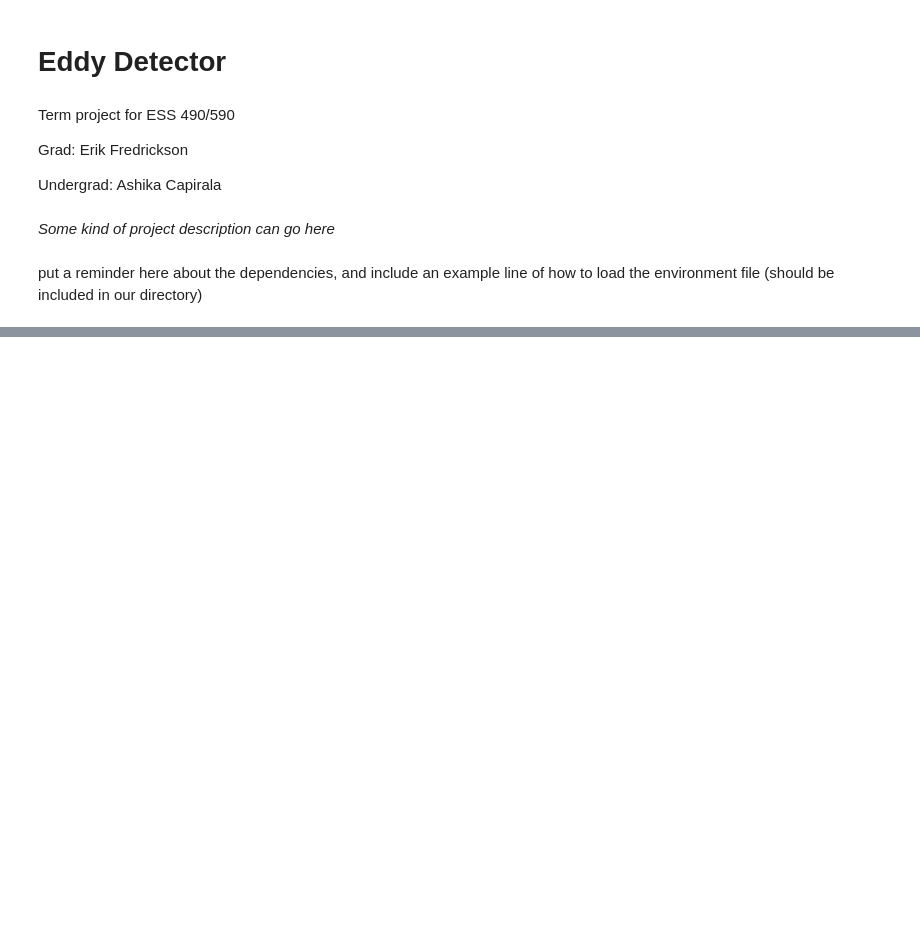
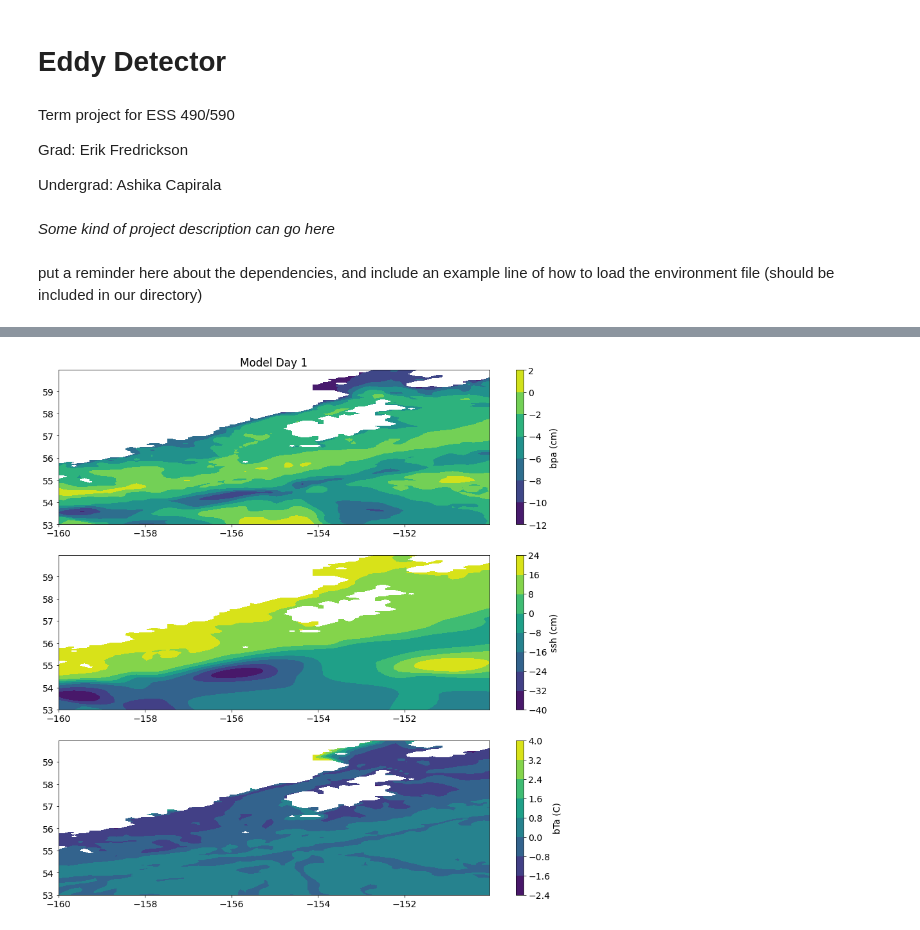
Before and after one commit to erikfred/ptz_detector, a Jupyter notebook: eddy_detector.ipynb, the cells around one changed output, grey strips where cells are left out. Saved outputs shown, nothing was run; the diff lists cells and outputs as text; code cells hidden in the pictures; blank space fills up the shorter version.

```diff
--- a/eddy_detector.ipynb
+++ b/eddy_detector.ipynb
@@ -48,0 +149,33 @@ Dtmp = fdsn_client.get_waveforms(network=network, station=staCodes, location='--
+# %%
+# make demonstrative plots
+p_mod = np.array(Pm['pressure'])
+ssh_mod = np.array(SSHm['ssh'])
+T_mod = np.array(Tm['temperature'])
+t_mod = np.array(Pm['time'])
+x_mod = np.array(Pm['longitude'])
+y_mod = np.array(Pm['latitude'])
+Xm, Ym = np.meshgrid(x_mod, y_mod)
+
+pa_mod = np.zeros((384,117,84))
+Ta_mod = np.zeros((384,117,84))
+for i in range(84):
+    for j in range(117):
+        pa_mod[:,j,i] = p_mod[:,j,i] - np.mean(p_mod[:,j,i])
+        Ta_mod[:,j,i] = T_mod[:,j,i] - np.mean(T_mod[:,j,i])
+
+fig3 = plt.figure(figsize=(15, 15))
+ax3a = fig3.add_subplot(311)
+im = ax3a.contourf(Xm, Ym, pa_mod[1,:,:]*ampfac)
+cb = fig3.colorbar(im)
+plt.title('Model Day 1')
+cb.set_label('bpa (cm)')
+ax3b = fig3.add_subplot(312)
+imb = ax3b.contourf(Xm, Ym, ssh_mod[1,:,:]*100)
+cbb = fig3.colorbar(imb)
+cbb.set_label('ssh (cm)')
+ax3c = fig3.add_subplot(313)
+imc = ax3c.contourf(Xm, Ym, Ta_mod[1,:,:])
+cbc = fig3.colorbar(imc)
+cbc.set_label('bTa (C)')
+# %% [output]
+[figure, added]
```
Also changed, not shown: parts of 15 cells of this notebook.
